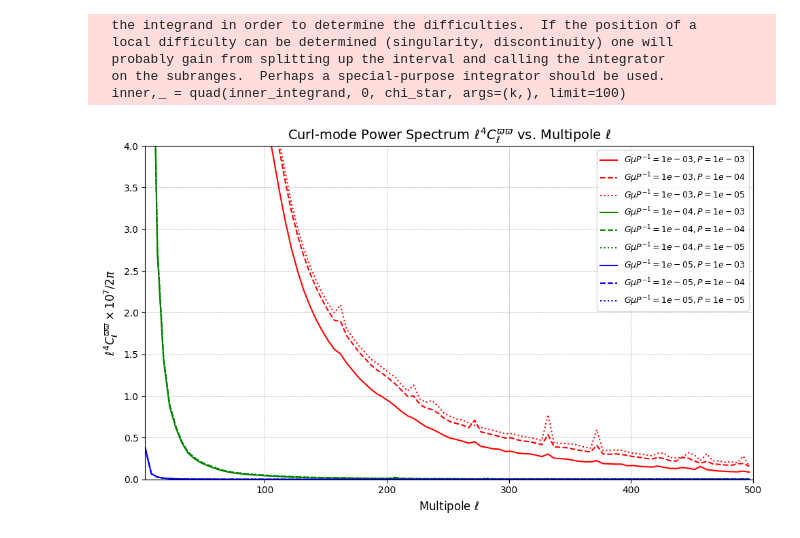
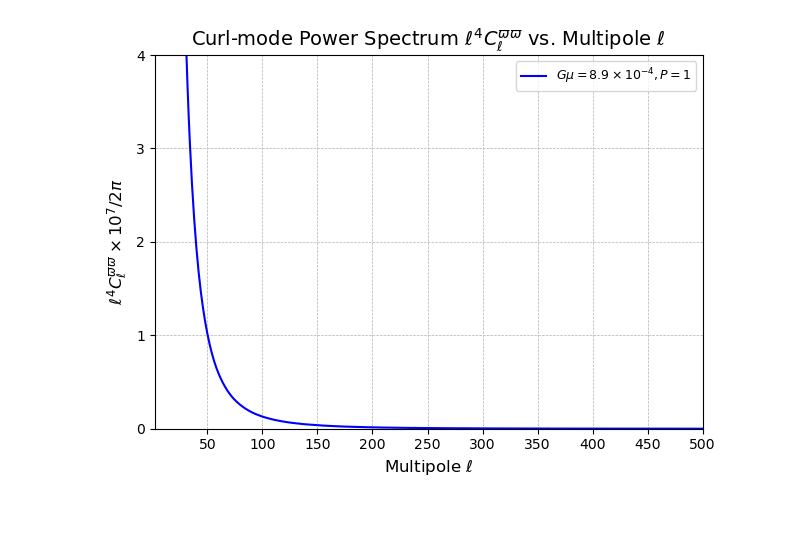
Before and after one commit to antolonappan/cosmic_strings, a Jupyter notebook: strings.ipynb, the cells around one changed output. Drawn from its saved outputs; the diff is of its cells as text; code cells hidden in the pictures.

```diff
--- a/strings.ipynb
+++ b/strings.ipynb
@@ -75,42 +8,16 @@ def compute_cl_ell(l_val, G_mu, P):
+# %%
+l, cl = strings.compute_cls(G_mu=8.9*1e-4, P=1, N_k=30, l_max=500)
 # %%
-# ------------------------------
-# Parameters for GμP⁻¹ and P
-# ------------------------------
-GmuP_inv_values = [1e-3, 1e-4, 1e-5]
-P_values = [1e-3, 1e-4, 1e-5]
-linestyles = ['-', '--', ':']
-colors = ['red', 'green', 'blue']
-ell_range = np.arange(2, 501, 5)
-
-# ------------------------------
-# Plotting
-# ------------------------------
-plt.figure(figsize=(10, 6))
-
-for idx, GmuP_inv in enumerate(GmuP_inv_values):
-    for jdx, P in enumerate(P_values):
-        G_mu = GmuP_inv * P
-        label = rf"$G\mu P^{{-1}} = {GmuP_inv:.0e}, P = {P:.0e}$"
-        spectrum = [compute_cl_ell(l, G_mu, P) for l in ell_range]
-        plt.plot(ell_range, spectrum,
-                 linestyle=linestyles[jdx],
-                 color=colors[idx],
-                 label=label)
-
+plt.plot(l, l**4 *cl*1e7, label=r'$G\mu = 8.9 \times 10^{-4}, P = 1$', color='blue', linewidth=1.5)
 plt.title(r'Curl-mode Power Spectrum $\ell^4 C_\ell^{\varpi\varpi}$ vs. Multipole $\ell$', fontsize=14)
 plt.xlabel(r'Multipole $\ell$', fontsize=12)
 plt.ylabel(r'$\ell^4 C_\ell^{\varpi\varpi} \times 10^7 / 2\pi$', fontsize=12)
 plt.ylim(0, 4)
 plt.xlim(2, 500)
+plt.xticks(np.arange(50, 501, 50))
+plt.yticks(np.arange(0, 4.1, 1))
 plt.legend(fontsize=9, loc='upper right')
 plt.grid(True, linestyle='--', linewidth=0.5)
 plt.tight_layout()
-plt.savefig("curl_mode_spectrum.png", dpi=300, bbox_inches='tight')
-plt.show()
 # %% [output]
-  the integrand in order to determine the difficulties.  If the position of a
-  local difficulty can be determined (singularity, discontinuity) one will
-  probably gain from splitting up the interval and calling the integrator
-  on the subranges.  Perhaps a special-purpose integrator should be used.
-  inner,_ = quad(inner_integrand, 0, chi_star, args=(k,), limit=100)
-[figure, old version]
+[figure, new version]
```
Also changed, not shown: parts of 7 cells of this notebook, 1 other file.
